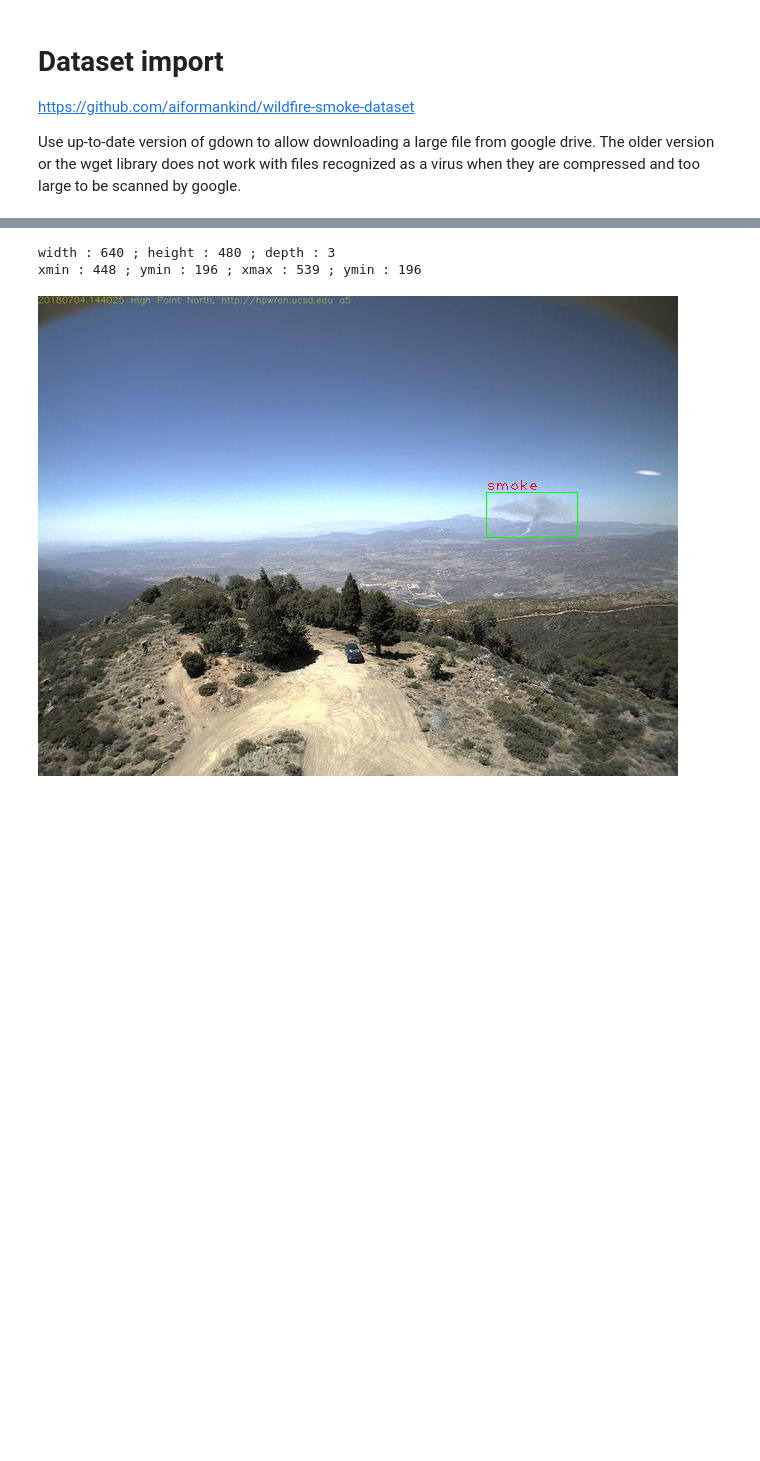
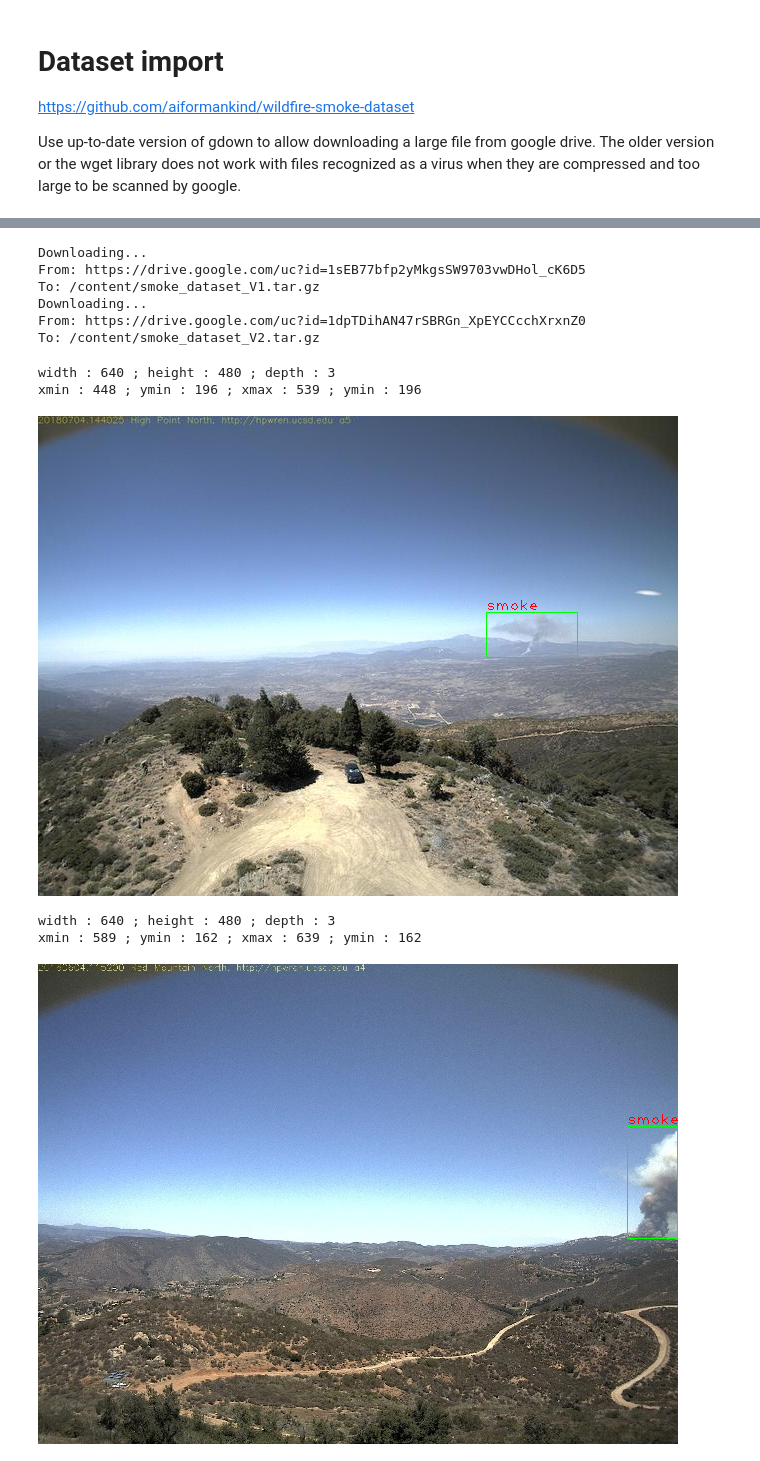
Before and after one commit to MorganPeju/inf8225_project, a Jupyter notebook: Projet_INF8225.ipynb, the cells around one changed output, grey strips where cells are left out. Drawn from its saved outputs; the diff is of its cells as text; code cells hidden in the pictures; blank space fills up the shorter version.

Commit message:
Move the yolov3 example down and import the second dataset.

```diff
--- a/Projet_INF8225.ipynb
+++ b/Projet_INF8225.ipynb
@@ -179,17 +47,41 @@ rm: cannot remove 'smoke_datasets_V1.tar': No such file or directory
+# %%
+### Dataset import and extraction
+! gdown 1sEB77bfp2yMkgsSW9703vwDHol_cK6D5 -O smoke_dataset_V1.tar.gz
+! gdown 1dpTDihAN47rSBRGn_XpEYCCcchXrxnZ0 -O smoke_dataset_V2.tar.gz
+! mkdir -p datasets/smoke_dataset_V1
+! mkdir -p datasets/smoke_dataset_V2
+! tar xzf smoke_dataset_V1.tar.gz -C 'datasets/smoke_dataset_V1'
+! tar xzf smoke_dataset_V2.tar.gz -C 'datasets/smoke_dataset_V2'
+! mkdir -p datasets/smoke_dataset_V1/box_images
+! mkdir -p datasets/smoke_dataset_V2/box_images
+
+smoke_dataset_V1_path = "datasets/smoke_dataset_V1"
+smoke_dataset_V1_images_folder = "/annotated_bounding_box_hpwren/images"
+smoke_dataset_V1_annotations_folder = "/annotated_bounding_box_hpwren/xmls"
+smoke_dataset_V2_path = "datasets/smoke_dataset_V2"
+smoke_dataset_V2_images_folder = "/day_time_wildfire_v2/images"
+smoke_dataset_V2_annotations_folder = "/day_time_wildfire_v2/annotations/xmls"
+# %% [output]
+Downloading...
+From: https://drive.google.com/uc?id=1sEB77bfp2yMkgsSW9703vwDHol_cK6D5
+To: /content/smoke_dataset_V1.tar.gz
+Downloading...
+From: https://drive.google.com/uc?id=1dpTDihAN47rSBRGn_XpEYCCcchXrxnZ0
+To: /content/smoke_dataset_V2.tar.gz
 # %%
-def add_box_to_image(datasets_path,file_name,print_info,save_img):
+def add_box_to_image(datasets_path,images_folder,xml_folder,file_name,print_info,save_img):
 
   ### Read XML
-  tree = etree.parse(f"{datasets_path}/xmls/{file_name}.xml")
+  tree = etree.parse(f"{datasets_path}{xml_folder}/{file_name}.xml")
   root = tree.getroot()
   size = root[4]
   box = root[6][4]
   label = root[6][0].text
   width,height,depth = int(size[0].text),int(size[1].text),int(size[2].text)
-  xmin,ymin,xmax, ymax = int(box[0].text),int(box[1].text),int(box[2].text),int(box[3].text)
+  xmin,ymin,xmax, ymax = int(float(box[0].text)),int(float(box[1].text)),int(float(box[2].text)),int(float(box[3].text))
 
   ### Read Image
-  img = cv2.imread(f"{datasets_path}/images/{file_name}.jpeg")
+  img = cv2.imread(f"{datasets_path}{images_folder}/{file_name}.jpeg")
   color = (0,255,0) #green
   cv2.rectangle(img,(xmin,ymin),(xmax,ymax),color,1)
   font = cv2.FONT_HERSHEY_PLAIN
@@ -201,12 +93,12 @@ def add_box_to_image(datasets_path,file_name,print_info,save_img):
     cv2_imshow(img)
 
   if save_img:
-    cv2.imwrite(f"datasets/box_images/{file_name}.jpeg",img)
+    cv2.imwrite(f"{datasets_path}/box_images/{file_name}.jpeg",img)
 
-def find_file_names (datasets_path) :
+def find_file_names (datasets_path,images_folder) :
   ### image file names, the coresponding XML have the same name
   image_files_names = []
-  files = os.walk(f"{datasets_path}/images")
+  files = os.walk(f"{datasets_path}{images_folder}")
   for file in files :
     files = file[2]
   for file in files :
@@ -215,11 +107,15 @@ def find_file_names (datasets_path) :
   return image_files_names
 # %%
 ### One test image
-datasets_path = "datasets/annotated_bounding_box_hpwren"
 file_name = "ck0k99e6p79go0944lmxivkmv"
-add_box_to_image(datasets_path,file_name,True,True)
+add_box_to_image(smoke_dataset_V1_path,smoke_dataset_V1_images_folder,smoke_dataset_V1_annotations_folder,file_name,True,True)
+file_name = "ckagz65fcanl60b12682yukgz"
+add_box_to_image(smoke_dataset_V2_path,smoke_dataset_V2_images_folder,smoke_dataset_V2_annotations_folder,file_name,True,True)
 # %% [output]
 width : 640 ; height : 480 ; depth : 3
 xmin : 448 ; ymin : 196 ; xmax : 539 ; ymin : 196
 [figure]
+width : 640 ; height : 480 ; depth : 3
+xmin : 589 ; ymin : 162 ; xmax : 639 ; ymin : 162
+[figure, added]
 # %%
```
Also changed, not shown: parts of 18 cells of this notebook.
